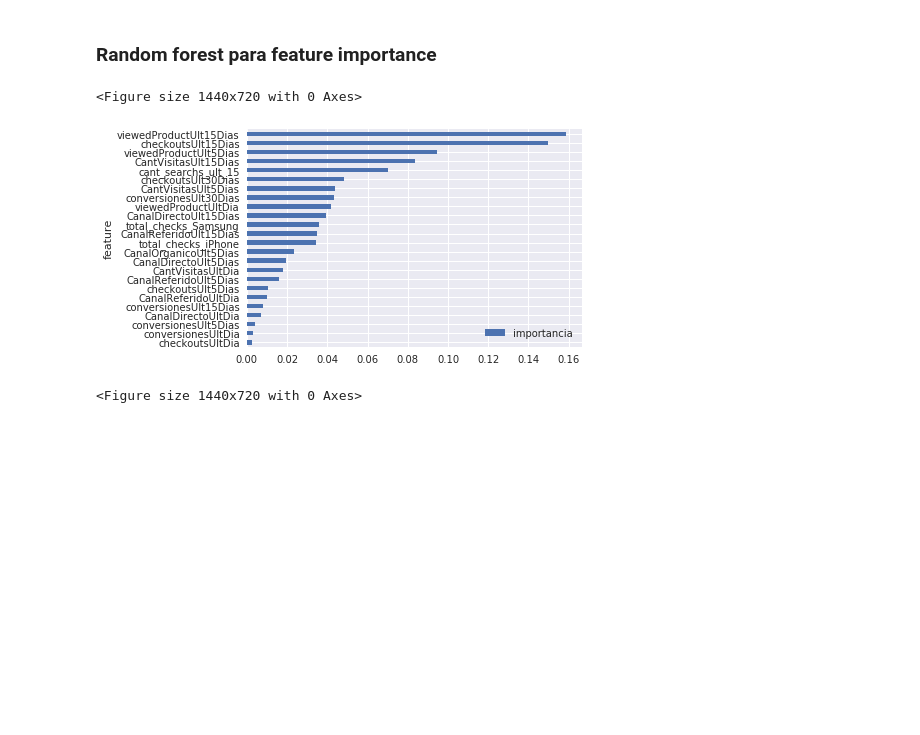
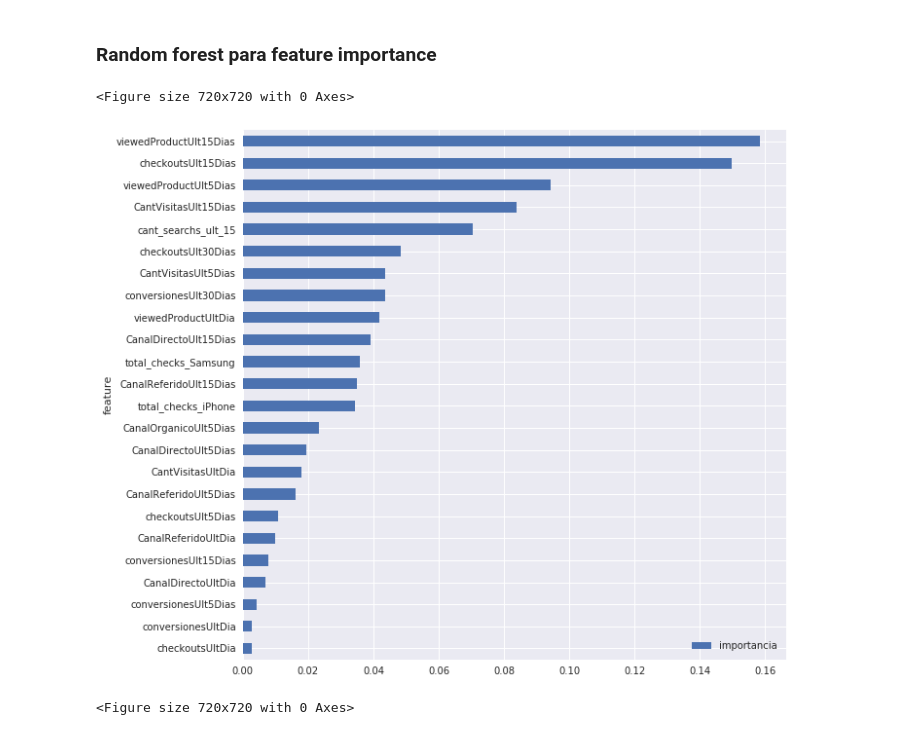
Before and after one commit to facuub/TP2, a Jupyter notebook: Predecir Compras.ipynb, the cells around one changed output. Cells and saved outputs as stored; diff of their text form; code cells hidden in the pictures; blank space fills up the shorter version.

```diff
--- a/Predecir Compras.ipynb
+++ b/Predecir Compras.ipynb
@@ -8,7 +8,6 @@ from sklearn.metrics import roc_auc_score
 from scipy import stats
 import seaborn as sns
 
-sns.set(rc={'figure.figsize':(15,10)})
 resultado_anterior = 0
 # %%
 def modelfit(model, features, labels, usarCrossValidation=True, cv_folds=5, early_stopping_rounds=50):
@@ -324,6 +323,40 @@ dfPredictor = dfPredictor.join(cant_search, how = 'left', on = 'person')
 dfPredictor[name_feature1].fillna(value = 0,inplace=True)
 dfPredictor[name_feature2].fillna(value = False,inplace=True)
 
+# Primer ingreso
+tiempo_prom = df.loc[(df['event']!='ad campaign hit') & (df['event']!='search engine hit'),["person","timestamp"]]
+tiempo_prom = tiempo_prom.groupby("person").agg({"timestamp":"min"})
+tiempo_prom["first"] = (pd.to_datetime("2018-06-01")-tiempo_prom["timestamp"]).dt.days
+del tiempo_prom['timestamp']
+tiempo_prom
+dfPredictor = dfPredictor.join(tiempo_prom, how = 'left', on = 'person')
+dfPredictor["first"].fillna(value = 180,inplace=True)
+
+# region desde donde mas visita
+region = df.loc[df["event"] == "visited site", ['person','region']]
+region["count"] =1
+region = region.groupby(["person","region"]).agg({"count":"count"}).reset_index()\
+    .sort_values('count', ascending=False).drop_duplicates("person")
+del region["count"]
+region.set_index("person",inplace=True)
+dfPredictor = dfPredictor.join(region, how = 'left', on = 'person')
+dfPredictor["region"].fillna(value = "Unknown",inplace=True)
+
+one_hot = pd.get_dummies(dfPredictor["region"])
+
+# Pais
+region = df.loc[df["event"] == "visited site", ['person','country']]
+region["count"] =1
+region = region.groupby(["person","country"]).agg({"count":"count"}).reset_index()\
+    .sort_values('count', ascending=False).drop_duplicates("person")
+del region["count"]
+region["esDeBrasil"] = region["country"] == "Brazil"
+del region["country"]
+region.set_index("person",inplace=True)
+dfPredictor = dfPredictor.join(region, how = 'left', on = 'person')
+dfPredictor["esDeBrasil"].fillna(value = False,inplace=True)
+
+
 ### TEEEEEEEEEEST Cuantas veces hizo checkout de los 20 celus mas visitados
 view_products = ult15Dias.loc[ult15Dias["event"] == "checkout",["model"]].copy()
 view_products["Visitas"] = 1
@@ -339,4 +372,5 @@ def estaDentroDe(serie,lista):
     return r
 checkouts["model"] = estaDentroDe(checkouts["model"],phones20view)
 checkouts= checkouts.groupby("person").agg("sum")
-dfPredictor = dfPredictor.join(checkouts, how = 'left', on = 'person').fillna(value = 0)
+dfPredictor = dfPredictor.join(checkouts, how = 'left', on = 'person')
+dfPredictor["model"].fillna(value = 0,inplace=True)
@@ -448,7 +519,7 @@ modelo = xgb.XGBRegressor(
  n_estimators=1000,
  max_depth=5,
  min_child_weight=3,
- gamma=0.1,
+ gamma=0.22,
  subsample=0.3,
  colsample_bytree=0.8,
  objective= 'binary:logistic',
@@ -484,16 +555,18 @@ dfPredictorSubmit['label'].to_frame().to_csv('submit.csv')
 ### Random forest para feature importance
 # %%
 from sklearn.ensemble import RandomForestRegressor
+
+sns.set(rc={'figure.figsize':(10,10)})
 names = X.columns
 rf = RandomForestRegressor()
 rf.fit(X_train.values, y_train.values.ravel())
 impor = np.vstack((names, rf.feature_importances_)).T
 imporDf = pd.DataFrame(impor)
 imporDf.columns = ['feature', 'importancia']
 imporDf = imporDf.set_index('feature').sort_values(by=['importancia'], ascending=False).iloc[::-1]
 imporDf.plot(kind='barh')
-plt.figure(figsize=(20,10))
+plt.figure(figsize=(10,10))
 # %% [output]
-<Figure size 1440x720 with 0 Axes>
+<Figure size 720x720 with 0 Axes>
-[figure, old version]
+[figure, new version]
-<Figure size 1440x720 with 0 Axes>
+<Figure size 720x720 with 0 Axes>
```
Also changed, not shown: parts of 5 cells of this notebook, 1 other file.
